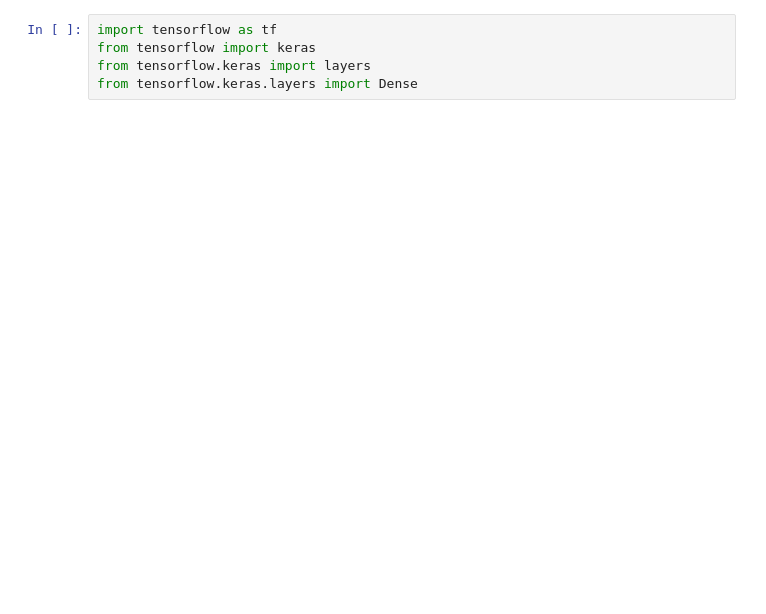
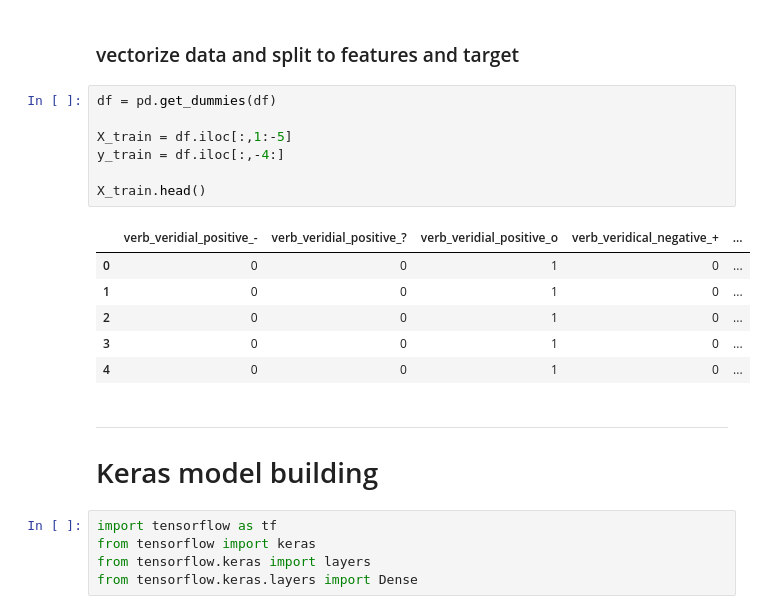
Before and after one commit to Fejcvk/data-mining, a Jupyter notebook: src/SecondModel.ipynb, the cells around one changed output. Drawn from its saved outputs; the diff is of its cells as text; blank space fills up the shorter version.

Commit message:
second model with comments

```diff
--- a/src/SecondModel.ipynb
+++ b/src/SecondModel.ipynb
@@ -71,3 +75,22 @@ y_train = df.iloc[:,-4:]
+# %% [markdown]
+### vectorize data and split to features and target
+# %%
+df = pd.get_dummies(df)
+
+X_train = df.iloc[:,1:-5]
+y_train = df.iloc[:,-4:]
+
+X_train.head()
+# %% [output]
+|  | verb_veridial_positive_- | verb_veridial_positive_? | verb_veridial_positive_o | verb_veridical_negative_+ | ... |
+| 0 | 0 | 0 | 1 | 0 | ... |
+| 1 | 0 | 0 | 1 | 0 | ... |
+| 2 | 0 | 0 | 1 | 0 | ... |
+| 3 | 0 | 0 | 1 | 0 | ... |
+| 4 | 0 | 0 | 1 | 0 | ... |
+# %% [markdown]
+***
+# Keras model building
 # %%
 import tensorflow as tf
 from tensorflow import keras
```
Also changed, not shown: parts of 11 cells of this notebook.
